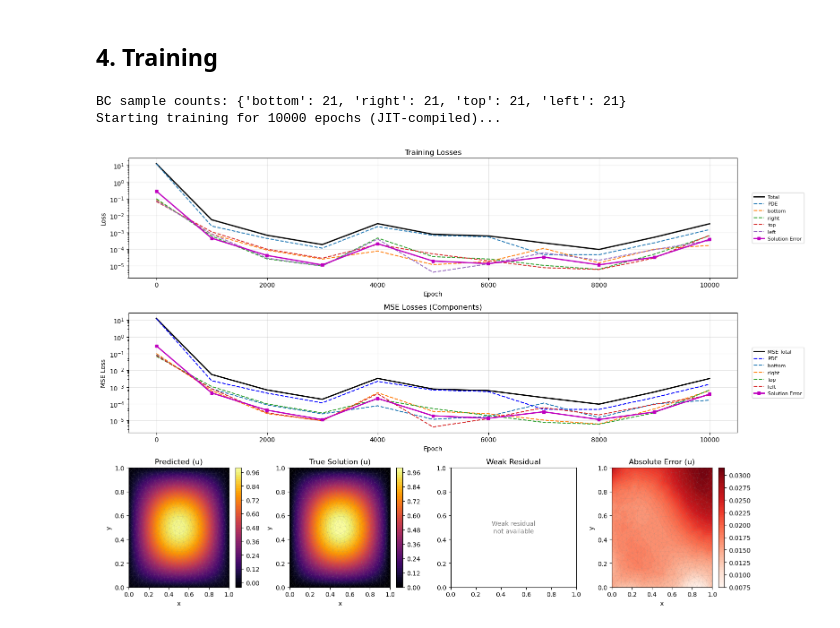
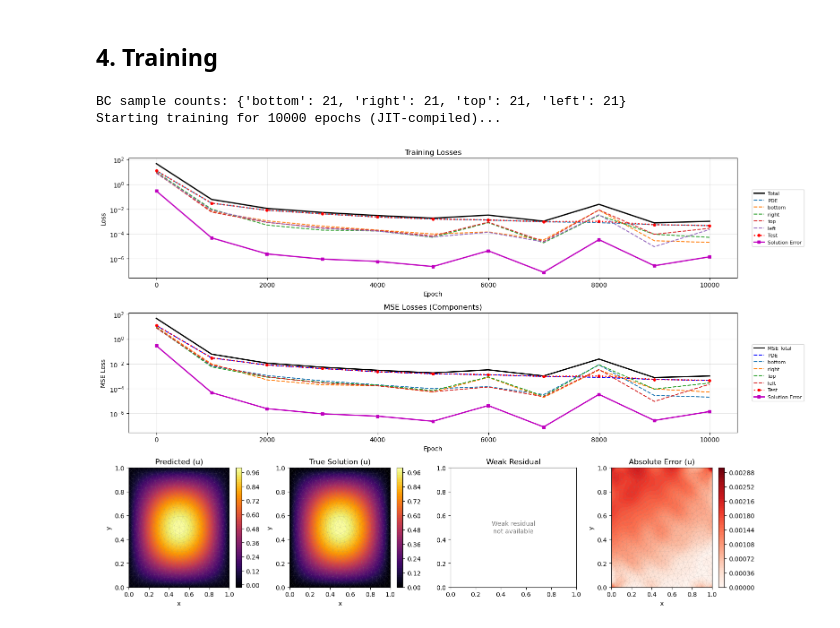
Before and after one commit to gatocor/pinn_models, a Jupyter notebook: examples/2D_poisson_weak_.ipynb, the cells around one changed output. Cells and saved outputs as stored; diff of their text form; code cells hidden in the pictures.

Commit message:
train refactor finished

```diff
--- a/examples/2D_poisson_weak_.ipynb
+++ b/examples/2D_poisson_weak_.ipynb
@@ -114,7 +114,7 @@ def volume_fn(x, y, params, phi, derivative=None):
 
 problem = ProblemWeak(domain, output_names=["u"], cubature_order=3)
 
-problem.add_inner(volume_fn, name="coco")
+problem.add_inner(volume_fn, name="pde")
 
 # Homogeneous Dirichlet BCs — use region names registered on the domain
 problem.add_dirichlet(0.0, name="bottom", region="bottom")
@@ -154,25 +154,27 @@ ModelBase(output_dim=1)
 # %%
 trainer = Trainer(problem, network)
 
 # Sample each boundary at its full node count
 bc_samples = {
     name: len(domain._boundary_regions[name]["node_indices"])
     for name in ("bottom", "right", "top", "left")
 }
 print("BC sample counts:", bc_samples)
 
 trainer.compile(
-    train_samples=bc_samples,
-    weights={"coco": 1.0, "bottom": 1.0, "right": 1.0, "top": 1.0, "left": 1.0},
-    optimizer="adam",
-    learning_rate=1e-3,
+    problem={
+        "pde" :   {"train": 1000, "test": 500, "weight": 1.0},
+        "bottom": {"train": 100, "test": 50, "weight": 100.0},
+        "right":  {"train": 100, "test": 50, "weight": 100.0},
+        "top":    {"train": 100, "test": 50, "weight": 100.0},
+        "left":   {"train": 100, "test": 50, "weight": 100.0},
+    },
     epochs=10000,
     print_each=1000,
-    show_plots=True,
 )
 
 trainer.train()
 # %% [output]
 BC sample counts: {'bottom': 21, 'right': 21, 'top': 21, 'left': 21}
 Starting training for 10000 epochs (JIT-compiled)...
-[figure, old version]
+[figure, new version]
```
Also changed, not shown: parts of 2 cells of this notebook, 23 other files.
